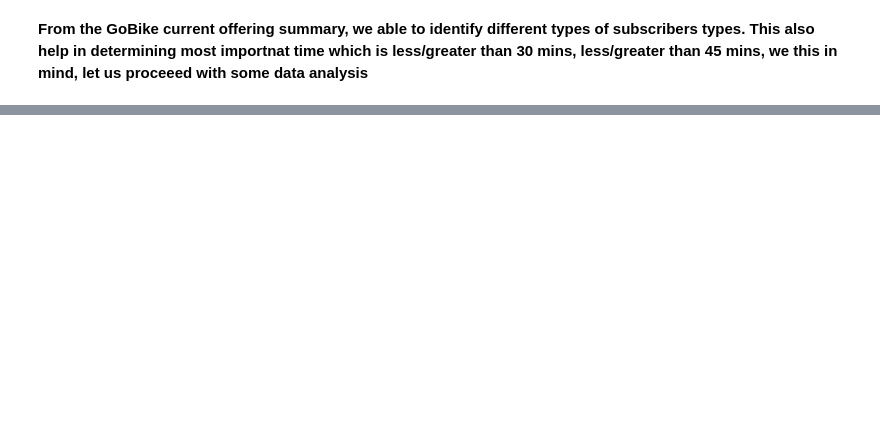
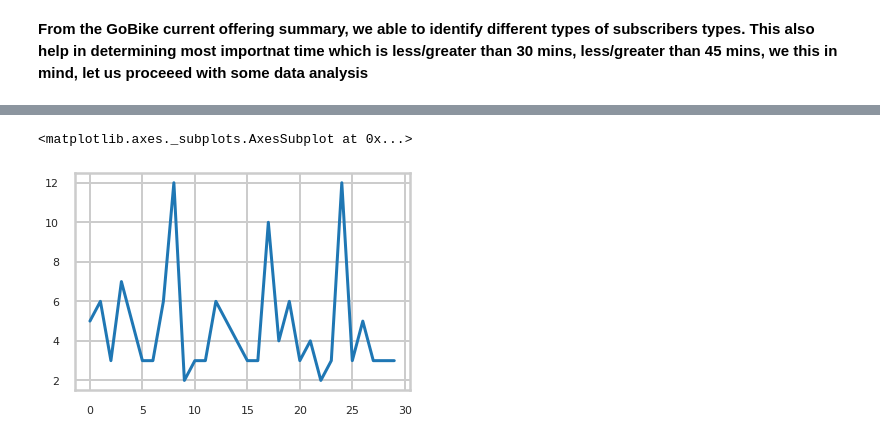
Before and after one commit to GOhaike/Bay_Area_Bikeshare_Research, a Jupyter notebook: Project_1.ipynb, the cells around one changed output, grey strips where cells are left out. Saved outputs shown, nothing was run; the diff lists cells and outputs as text; code cells hidden in the pictures; blank space fills up the shorter version.

```diff
--- a/Project_1.ipynb
+++ b/Project_1.ipynb
@@ -241,0 +324,5 @@ ORDER BY duration_sec DESC
+# %%
+trip_status["bikes_available"].plot()
+# %% [output]
+<matplotlib.axes._subplots.AxesSubplot at 0x...>
+[figure, added]
```
Also changed, not shown: parts of 46 cells of this notebook.
